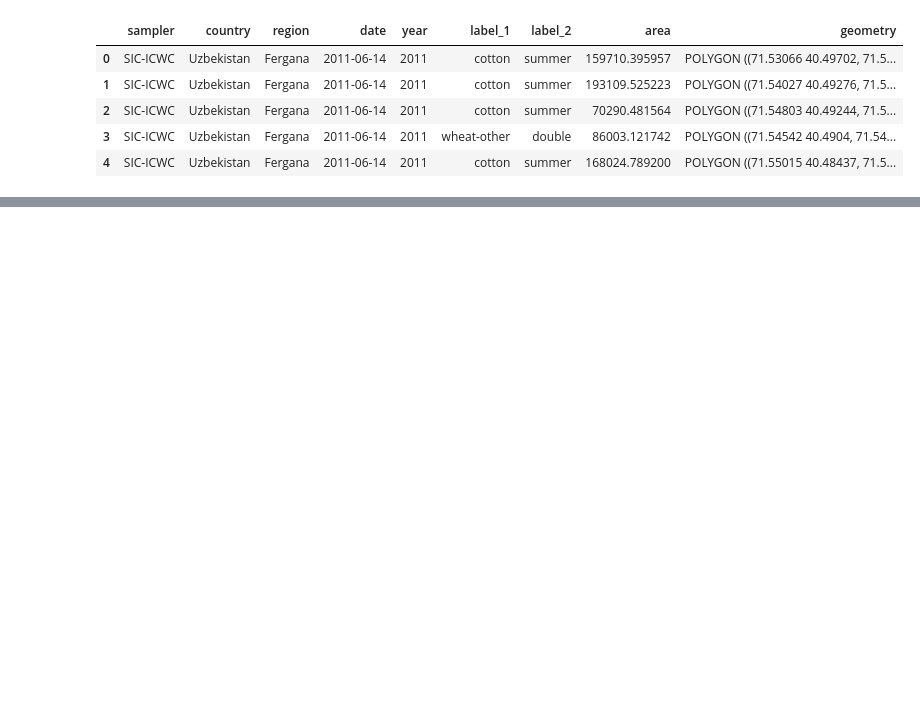
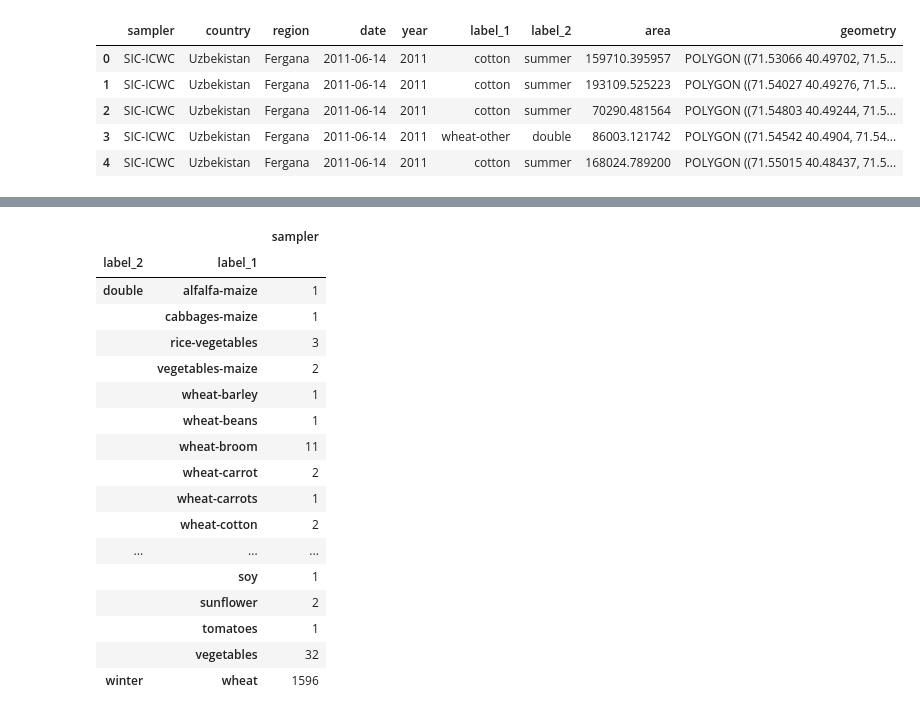
Before and after one commit to mmirshod/crop-detection, a Jupyter notebook: dataset/CAWA_exploration.ipynb, the cells around one changed output, grey strips where cells are left out. Drawn from its saved outputs; the diff is of its cells as text; code cells hidden in the pictures; blank space fills up the shorter version.

```diff
--- a/dataset/CAWA_exploration.ipynb
+++ b/dataset/CAWA_exploration.ipynb
@@ -38,0 +57,25 @@ Name: count, dtype: int64
+# %%
+(
+    gdf
+    .groupby(by=['label_2', 'label_1'])
+    .agg({"sampler": 'count'})
+)
+# %% [output]
+|  |  | sampler |
+| label_2 | label_1 |  |
+| double | alfalfa-maize | 1 |
+|  | cabbages-maize | 1 |
+|  | rice-vegetables | 3 |
+|  | vegetables-maize | 2 |
+|  | wheat-barley | 1 |
+|  | wheat-beans | 1 |
+|  | wheat-broom | 11 |
+|  | wheat-carrot | 2 |
+|  | wheat-carrots | 1 |
+|  | wheat-cotton | 2 |
+| ... | ... | ... |
+|  | soy | 1 |
+|  | sunflower | 2 |
+|  | tomatoes | 1 |
+|  | vegetables | 32 |
+| winter | wheat | 1596 |
```
Also changed, not shown: parts of 10 cells of this notebook, 1 other file.
